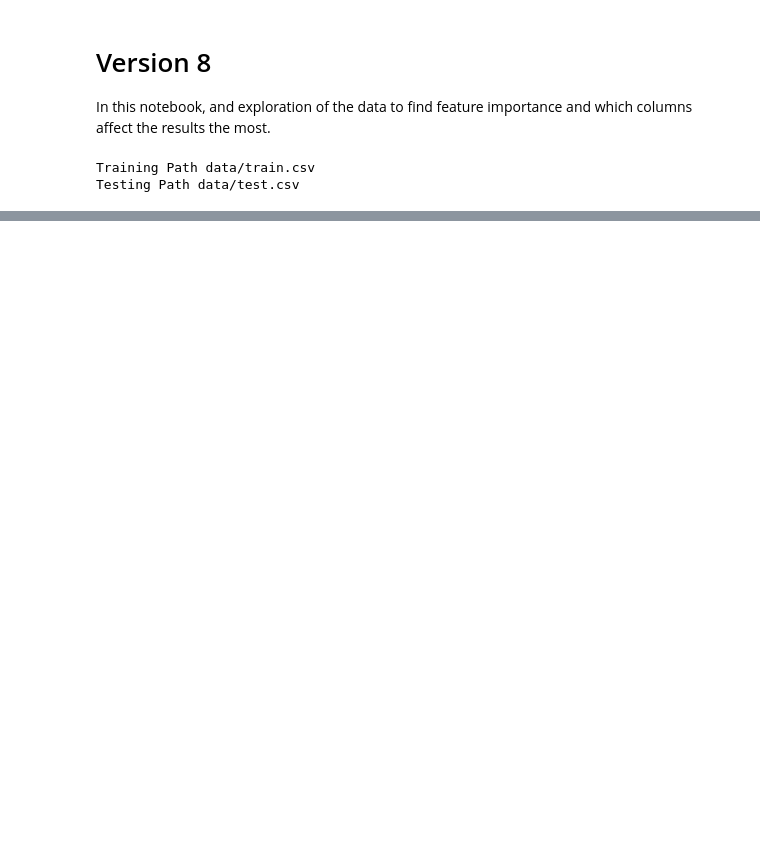
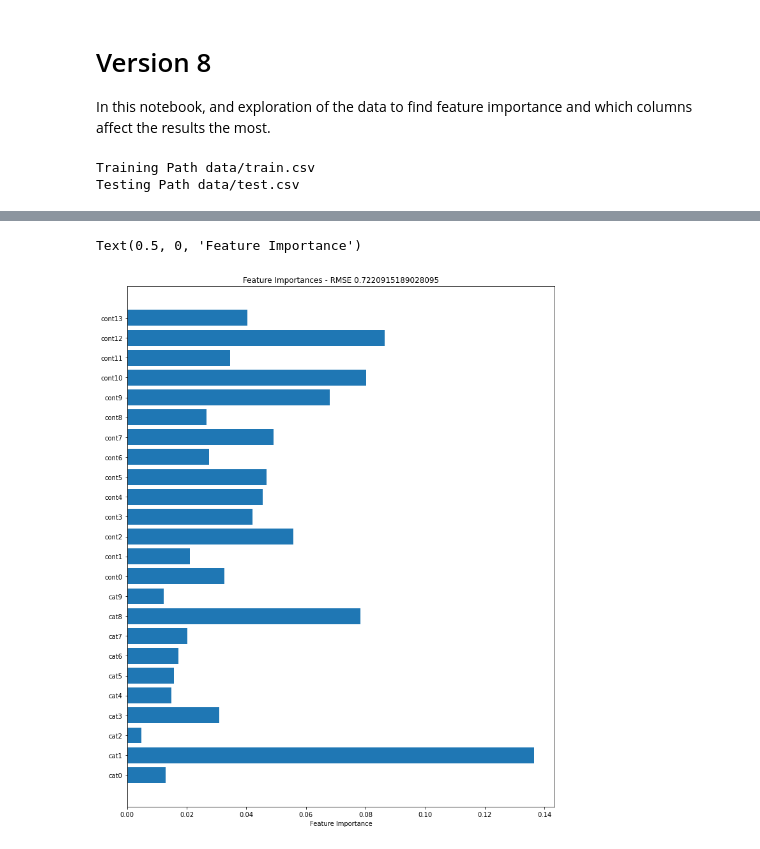
Before and after one commit to fouad89/30-days-of-ml-kaggle-competition, a Jupyter notebook: 08-01_more_improvements.ipynb, the cells around one changed output, grey strips where cells are left out. Cells and saved outputs as stored; diff of their text form; code cells hidden in the pictures; blank space fills up the shorter version.

Commit message:
feature importances 1

```diff
--- a/08-01_more_improvements.ipynb
+++ b/08-01_more_improvements.ipynb
@@ -23,0 +148,17 @@ Testing Path data/test.csv
+# %%
+estimators = 1500
+depth = 3
+lr = 0.05
+
+preprocessor = ColumnTransformer(transformers=[
+    ('cat', OrdinalEncoder(), cat_cnames),
+], remainder='passthrough')
+
+model = XGBRegressor(n_estimators=estimators, max_depth=depth, learning_rate=lr)
+
+xgb_pipeline = Pipeline(steps=[
+    ('prep', preprocessor),
+    ('model', model)
+])
+# %%
+xgb_pipeline.fit(X_train, y_train)
@@ -23,0 +193,6 @@ Testing Path data/test.csv
+# %%
+
+feature_importance = xgb_pipeline['model'].feature_importances_
+print("Feature Importances")
+for cname, importance in zip(X.columns, feature_importance):
+    print(f"{cname}: {importance:0.3f}")
@@ -23,0 +217,8 @@ Testing Path data/test.csv
+# %%
+plt.figure(figsize=(12,15))
+plt.barh(X.columns, feature_importance)
+plt.title(f"Feature Importances - RMSE {rmse}")
+plt.xlabel("Feature Importance")
+# %% [output]
+Text(0.5, 0, 'Feature Importance')
+[figure, added]
```
Also changed, not shown: parts of 16 cells of this notebook.
